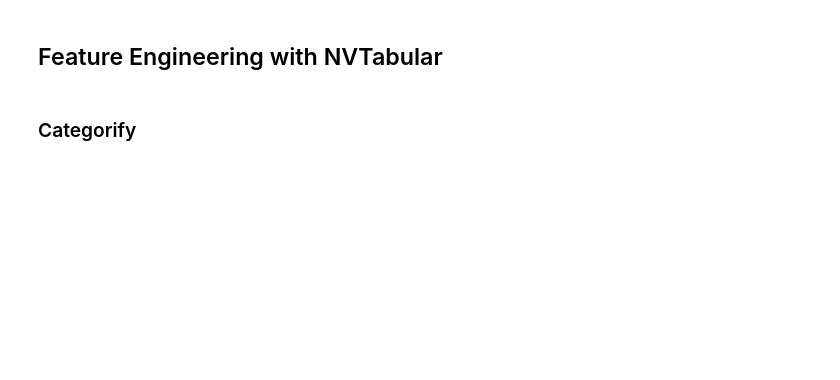
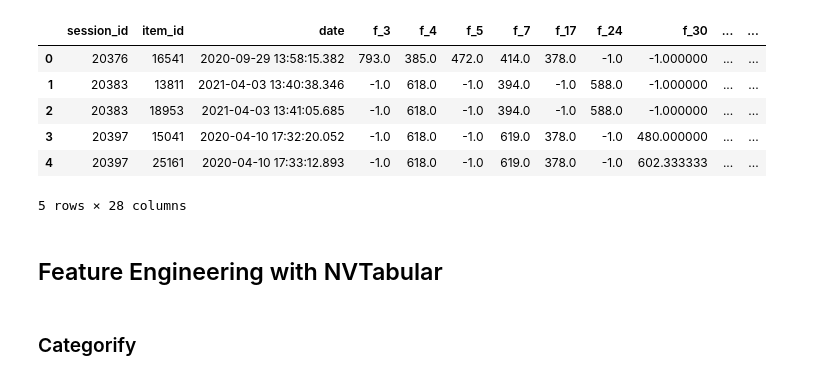
Before and after one commit to rvk007/models, a Jupyter notebook: examples/usecases/recsys22-examples/RecSys2022-Dressipi.ipynb, the cells around one changed output. Saved outputs shown, nothing was run; the diff lists cells and outputs as text; code cells hidden in the pictures; blank space fills up the shorter version.

```diff
--- a/examples/usecases/recsys22-examples/RecSys2022-Dressipi.ipynb
+++ b/examples/usecases/recsys22-examples/RecSys2022-Dressipi.ipynb
@@ -97,0 +129,10 @@ train, valid, sessions = get_drepessi_recsys2022_dataset(DATA_FOLDER)
+# %%
+train.head()
+# %% [output]
+|  | session_id | item_id | date | f_3 | f_4 | f_5 | f_7 | f_17 | f_24 | f_30 | ... | ... |
+| 0 | 20376 | 16541 | 2020-09-29 13:58:15.382 | 793.0 | 385.0 | 472.0 | 414.0 | 378.0 | -1.0 | -1.000000 | ... | ... |
+| 1 | 20383 | 13811 | 2021-04-03 13:40:38.346 | -1.0 | 618.0 | -1.0 | 394.0 | -1.0 | 588.0 | -1.000000 | ... | ... |
+| 2 | 20383 | 18953 | 2021-04-03 13:41:05.685 | -1.0 | 618.0 | -1.0 | 394.0 | -1.0 | 588.0 | -1.000000 | ... | ... |
+| 3 | 20397 | 15041 | 2020-04-10 17:32:20.052 | -1.0 | 618.0 | -1.0 | 619.0 | 378.0 | -1.0 | 480.000000 | ... | ... |
+| 4 | 20397 | 25161 | 2020-04-10 17:33:12.893 | -1.0 | 618.0 | -1.0 | 619.0 | 378.0 | -1.0 | 602.333333 | ... | ... |
+5 rows × 28 columns
```
Also changed, not shown: parts of 36 cells of this notebook, 1 other file.
